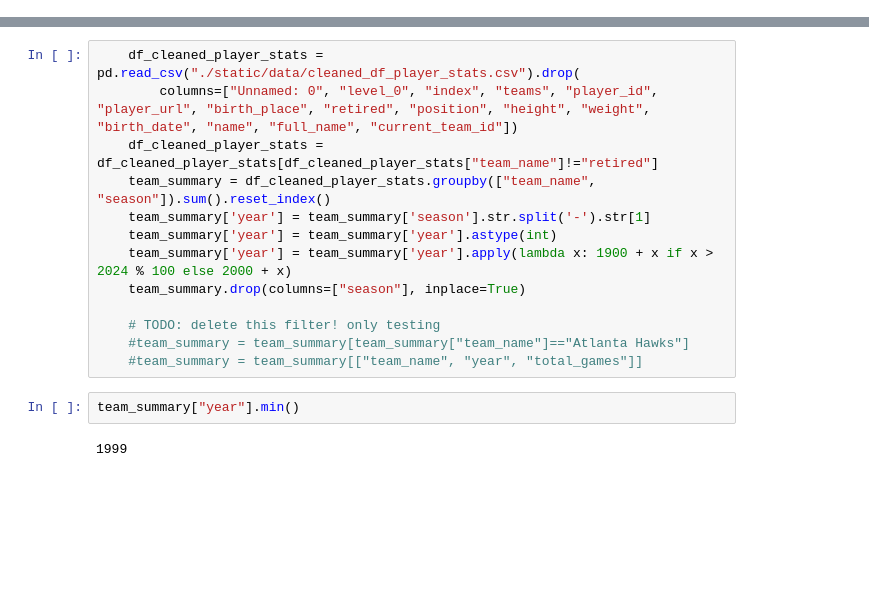
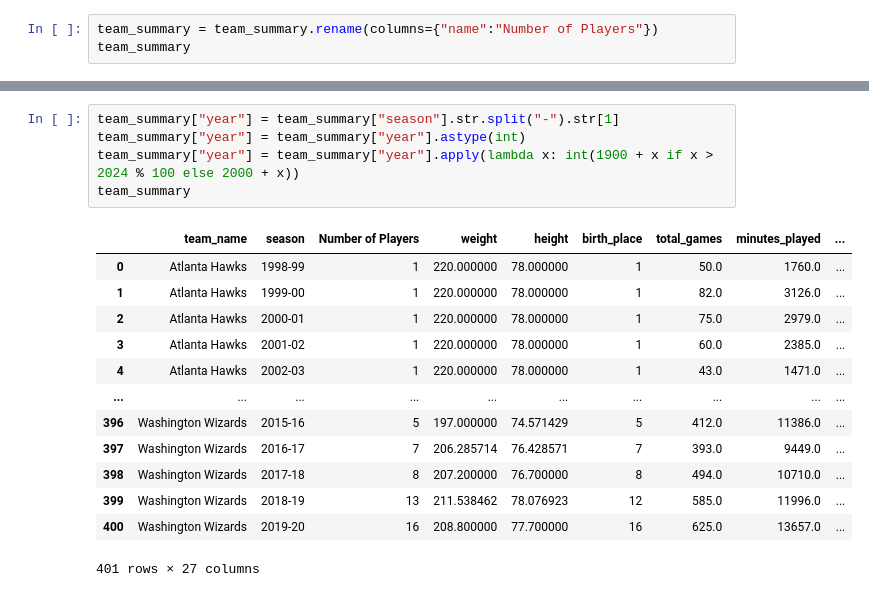
Before and after one commit to olesasha/InfoViz, a Jupyter notebook: E2/help.ipynb, the cells around one changed output, grey strips where cells are left out. Drawn from its saved outputs; the diff is of its cells as text; blank space fills up the shorter version.

```diff
--- a/E2/help.ipynb
+++ b/E2/help.ipynb
@@ -87,0 +75,3 @@ team_data.style.background_gradient(cmap='Blues')
+# %%
+team_summary = team_summary.rename(columns={"name":"Number of Players"})
+team_summary
@@ -88,17 +92,19 @@ team_data.style.background_gradient(cmap='Blues')
 # %%
-    df_cleaned_player_stats = pd.read_csv("./static/data/cleaned_df_player_stats.csv").drop(
-        columns=["Unnamed: 0", "level_0", "index", "teams", "player_id", "player_url", "birth_place", "retired", "position", "height", "weight", "birth_date", "name", "full_name", "current_team_id"])
-    df_cleaned_player_stats = df_cleaned_player_stats[df_cleaned_player_stats["team_name"]!="retired"]
-    team_summary = df_cleaned_player_stats.groupby(["team_name", "season"]).sum().reset_index()
-    team_summary['year'] = team_summary['season'].str.split('-').str[1]
-    team_summary['year'] = team_summary['year'].astype(int)
-    team_summary['year'] = team_summary['year'].apply(lambda x: 1900 + x if x > 2024 % 100 else 2000 + x)
-    team_summary.drop(columns=["season"], inplace=True)
-
-    # TODO: delete this filter! only testing
-    #team_summary = team_summary[team_summary["team_name"]=="Atlanta Hawks"]
-    #team_summary = team_summary[["team_name", "year", "total_games"]]
+team_summary["year"] = team_summary["season"].str.split("-").str[1]
+team_summary["year"] = team_summary["year"].astype(int)
+team_summary["year"] = team_summary["year"].apply(lambda x: int(1900 + x if x > 2024 % 100 else 2000 + x))
+team_summary
+# %% [output]
+|  | team_name | season | Number of Players | weight | height | birth_place | total_games | minutes_played | ... |
+| 0 | Atlanta Hawks | 1998-99 | 1 | 220.000000 | 78.000000 | 1 | 50.0 | 1760.0 | ... |
+| 1 | Atlanta Hawks | 1999-00 | 1 | 220.000000 | 78.000000 | 1 | 82.0 | 3126.0 | ... |
+| 2 | Atlanta Hawks | 2000-01 | 1 | 220.000000 | 78.000000 | 1 | 75.0 | 2979.0 | ... |
+| 3 | Atlanta Hawks | 2001-02 | 1 | 220.000000 | 78.000000 | 1 | 60.0 | 2385.0 | ... |
+| 4 | Atlanta Hawks | 2002-03 | 1 | 220.000000 | 78.000000 | 1 | 43.0 | 1471.0 | ... |
+| ... | ... | ... | ... | ... | ... | ... | ... | ... | ... |
+| 396 | Washington Wizards | 2015-16 | 5 | 197.000000 | 74.571429 | 5 | 412.0 | 11386.0 | ... |
+| 397 | Washington Wizards | 2016-17 | 7 | 206.285714 | 76.428571 | 7 | 393.0 | 9449.0 | ... |
+| 398 | Washington Wizards | 2017-18 | 8 | 207.200000 | 76.700000 | 8 | 494.0 | 10710.0 | ... |
+| 399 | Washington Wizards | 2018-19 | 13 | 211.538462 | 78.076923 | 12 | 585.0 | 11996.0 | ... |
+| 400 | Washington Wizards | 2019-20 | 16 | 208.800000 | 77.700000 | 16 | 625.0 | 13657.0 | ... |
+401 rows × 27 columns
-# %%
-team_summary["year"].min()
-# %% [output]
-1999
```
Also changed, not shown: parts of 14 cells of this notebook, 6 other files.
